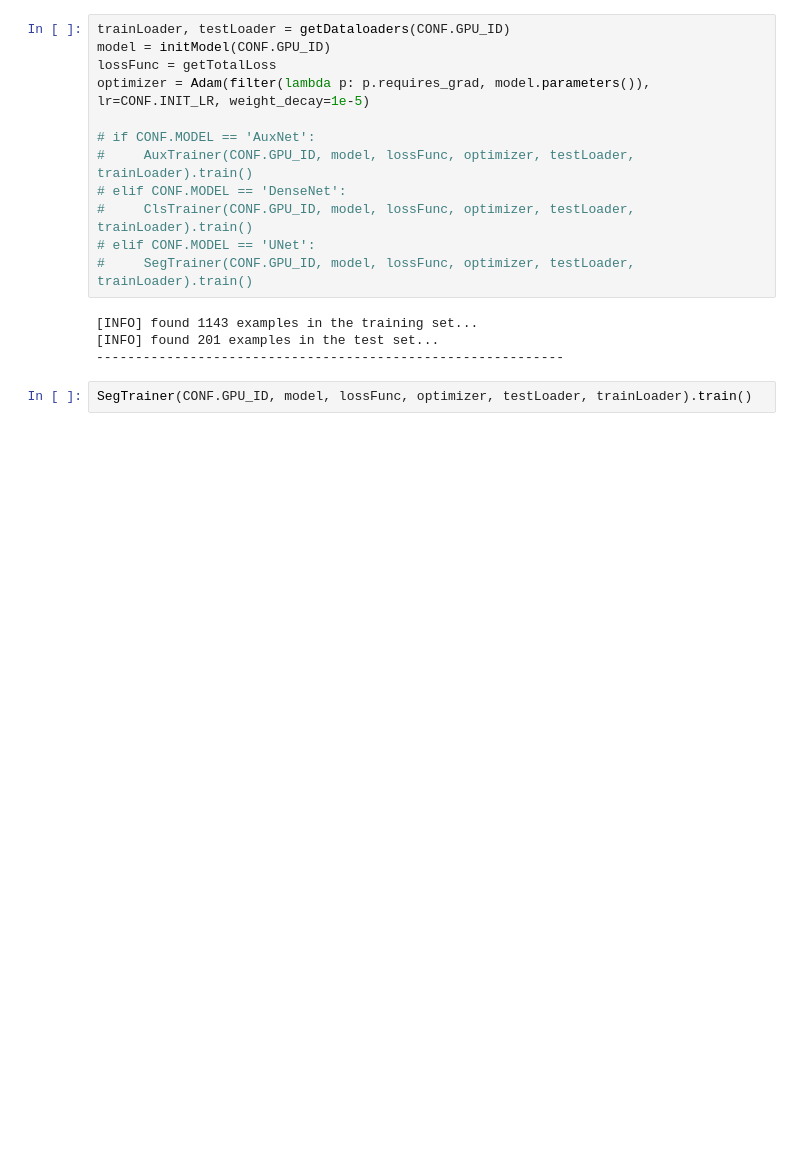
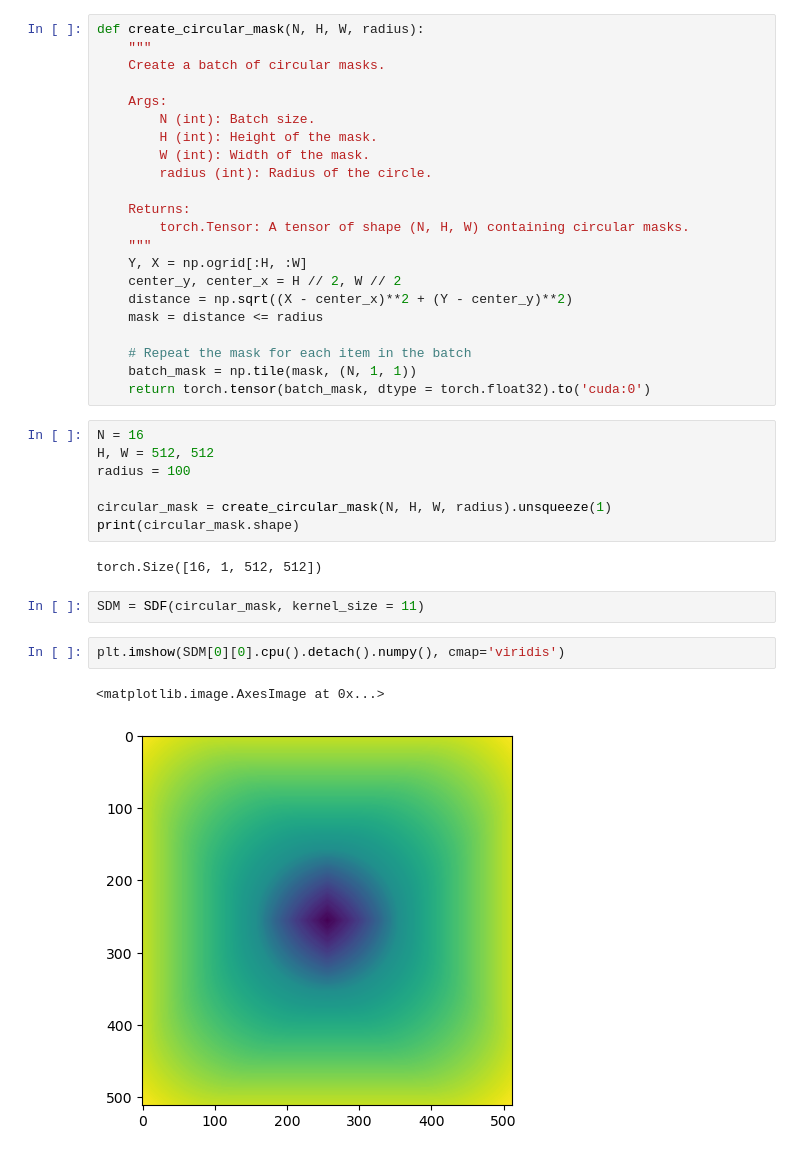
Before and after one commit to ZipZaap/MobaNet, a Jupyter notebook: main.ipynb, the cells around one changed output. Cells and saved outputs as stored; diff of their text form; blank space fills up the shorter version.

```diff
--- a/main.ipynb
+++ b/main.ipynb
@@ -20,18 +26,38 @@ main
-# %%
-trainLoader, testLoader = getDataloaders(CONF.GPU_ID)
-model = initModel(CONF.GPU_ID)
-lossFunc = getTotalLoss
-optimizer = Adam(filter(lambda p: p.requires_grad, model.parameters()), lr=CONF.INIT_LR, weight_decay=1e-5)
-
-# if CONF.MODEL == 'AuxNet':
-#     AuxTrainer(CONF.GPU_ID, model, lossFunc, optimizer, testLoader, trainLoader).train()
-# elif CONF.MODEL == 'DenseNet':
-#     ClsTrainer(CONF.GPU_ID, model, lossFunc, optimizer, testLoader, trainLoader).train()
-# elif CONF.MODEL == 'UNet':
-#     SegTrainer(CONF.GPU_ID, model, lossFunc, optimizer, testLoader, trainLoader).train()
-# %% [output]
-[INFO] found 1143 examples in the training set...
-[INFO] found 201 examples in the test set...
-------------------------------------------------------------
-# %%
-SegTrainer(CONF.GPU_ID, model, lossFunc, optimizer, testLoader, trainLoader).train()
+# %%
+def create_circular_mask(N, H, W, radius):
+    """
+    Create a batch of circular masks.
+
+    Args:
+        N (int): Batch size.
+        H (int): Height of the mask.
+        W (int): Width of the mask.
+        radius (int): Radius of the circle.
+
+    Returns:
+        torch.Tensor: A tensor of shape (N, H, W) containing circular masks.
+    """
+    Y, X = np.ogrid[:H, :W]
+    center_y, center_x = H // 2, W // 2
+    distance = np.sqrt((X - center_x)**2 + (Y - center_y)**2)
+    mask = distance <= radius
+
+    # Repeat the mask for each item in the batch
+    batch_mask = np.tile(mask, (N, 1, 1))
+    return torch.tensor(batch_mask, dtype = torch.float32).to('cuda:0')
+# %%
+N = 16
+H, W = 512, 512
+radius = 100
+
+circular_mask = create_circular_mask(N, H, W, radius).unsqueeze(1)
+print(circular_mask.shape)
+# %% [output]
+torch.Size([16, 1, 512, 512])
+# %%
+SDM = SDF(circular_mask, kernel_size = 11)
+# %%
+plt.imshow(SDM[0][0].cpu().detach().numpy(), cmap='viridis')
+# %% [output]
+<matplotlib.image.AxesImage at 0x...>
+[figure, added]
```
Also changed, not shown: parts of 3 cells of this notebook, 10 other files.
